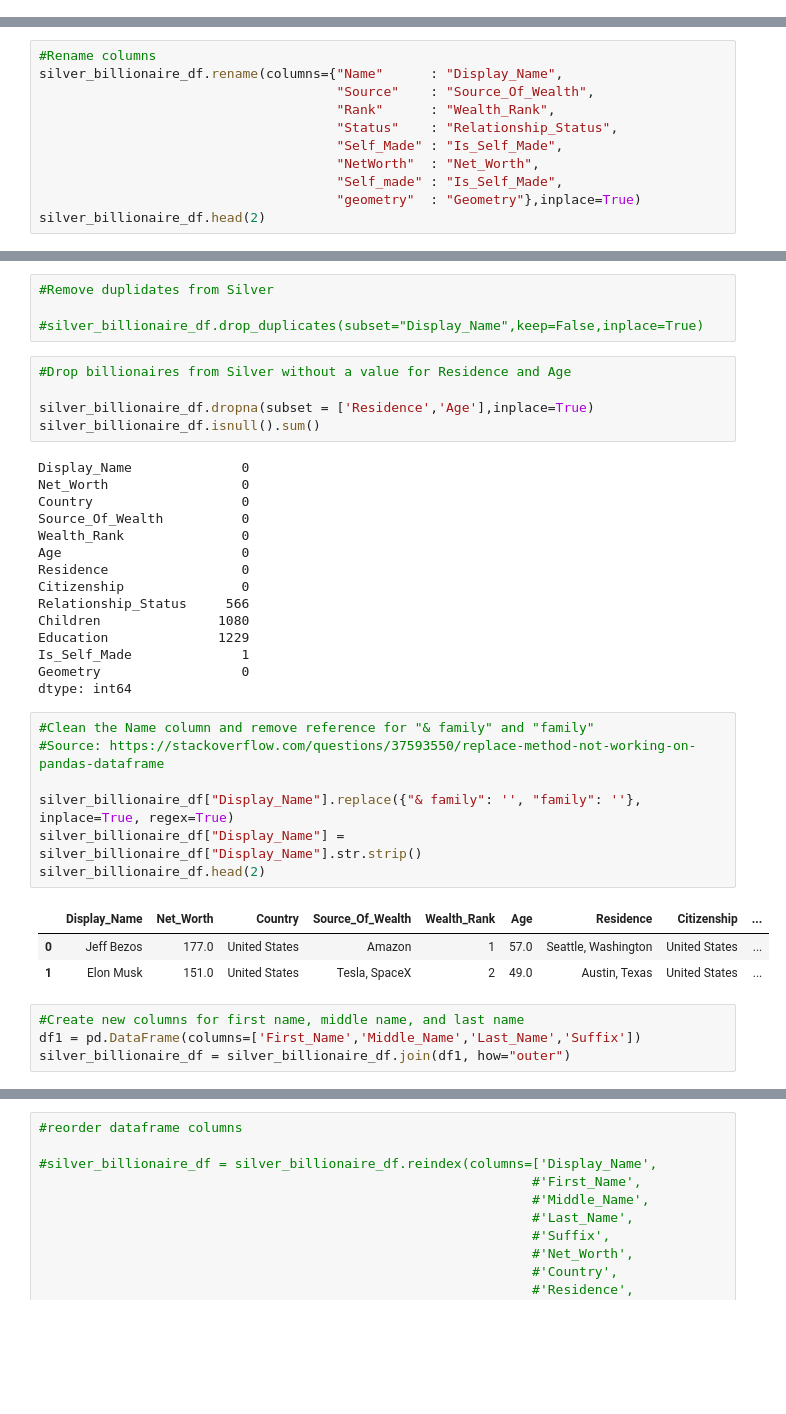
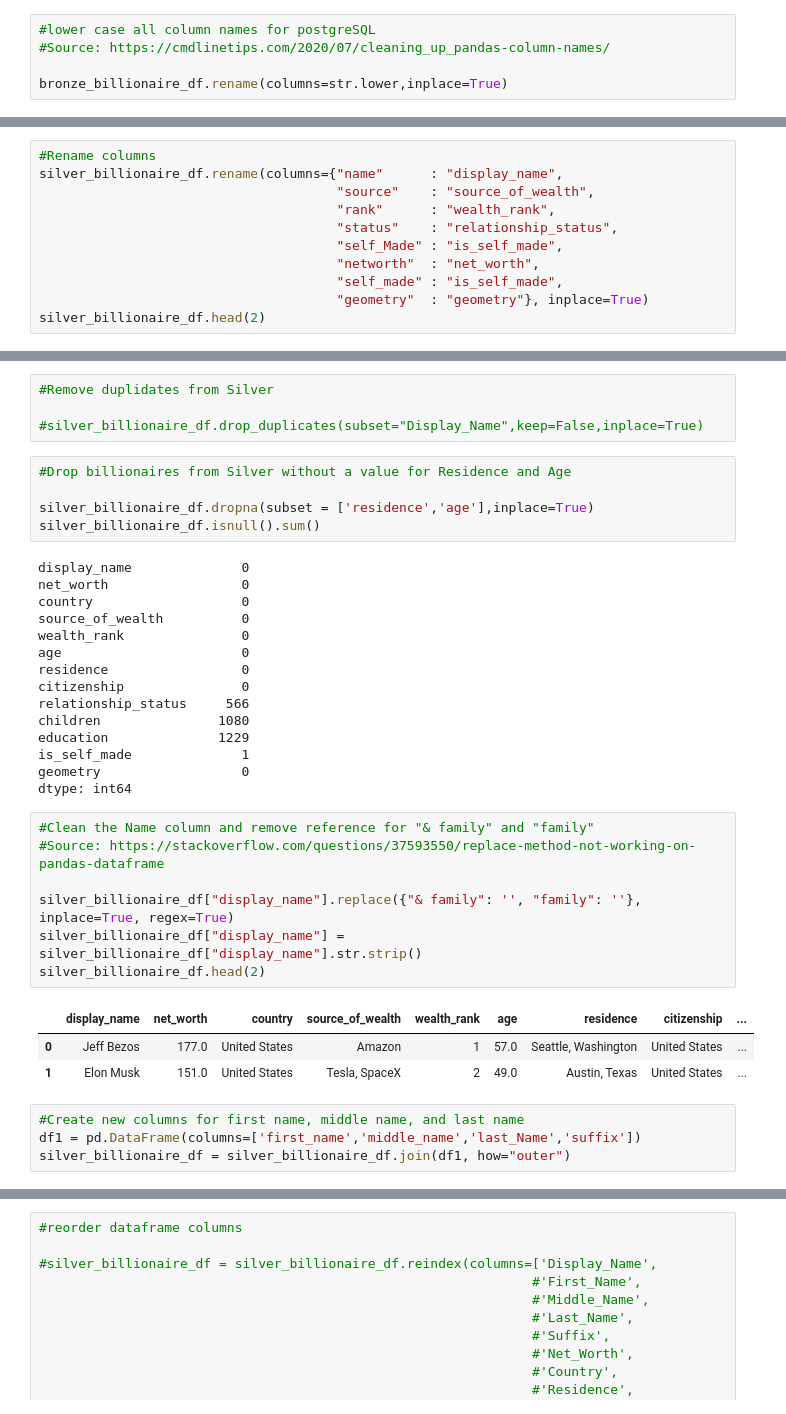
Before and after one commit to asligh/group_project_3, a Jupyter notebook: Billionare.ipynb, the cells around one changed output, grey strips where cells are left out. Saved outputs shown, nothing was run; the diff lists cells and outputs as text; blank space fills up the shorter version.

Commit message:
changed all column names to lower case for accessibility in postreSQL

```diff
--- a/Billionare.ipynb
+++ b/Billionare.ipynb
@@ -30,6 +30,11 @@ Education      1346
 Self_made        18
 geometry          0
 dtype: int64
+# %%
+#lower case all column names for postgreSQL
+#Source: https://cmdlinetips.com/2020/07/cleaning_up_pandas-column-names/
+
+bronze_billionaire_df.rename(columns=str.lower,inplace=True)
 # %%
 #persist the raw-unmodified data to the database
 
@@ -41,14 +46,3 @@ bronze_billionaire_df.to_sql(name='bronze_billionaire', con=engine, if_exists='r
 #Clone to bronze table to proceed with work on the silver version of the data
 
 silver_billionaire_df = bronze_billionaire_df.copy()
-# %%
-#Rename columns
-silver_billionaire_df.rename(columns={"Name"      : "Display_Name",
-                                      "Source"    : "Source_Of_Wealth",
-                                      "Rank"      : "Wealth_Rank",
-                                      "Status"    : "Relationship_Status",
-                                      "Self_Made" : "Is_Self_Made",
-                                      "NetWorth"  : "Net_Worth",
-                                      "Self_made" : "Is_Self_Made",
-                                      "geometry"  : "Geometry"},inplace=True)
-silver_billionaire_df.head(2)
@@ -58,0 +49,11 @@ silver_billionaire_df.head(2)
+# %%
+#Rename columns
+silver_billionaire_df.rename(columns={"name"      : "display_name",
+                                      "source"    : "source_of_wealth",
+                                      "rank"      : "wealth_rank",
+                                      "status"    : "relationship_status",
+                                      "self_Made" : "is_self_made",
+                                      "networth"  : "net_worth",
+                                      "self_made" : "is_self_made",
+                                      "geometry"  : "geometry"}, inplace=True)
+silver_billionaire_df.head(2)
@@ -71,37 +76,37 @@ silver_billionaire_df.head(2)
 # %%
 #Drop billionaires from Silver without a value for Residence and Age
 
-silver_billionaire_df.dropna(subset = ['Residence','Age'],inplace=True)
+silver_billionaire_df.dropna(subset = ['residence','age'],inplace=True)
 silver_billionaire_df.isnull().sum()
 # %% [output]
-Display_Name              0
-Net_Worth                 0
-Country                   0
-Source_Of_Wealth          0
-Wealth_Rank               0
-Age                       0
-Residence                 0
-Citizenship               0
-Relationship_Status     566
-Children               1080
-Education              1229
-Is_Self_Made              1
-Geometry                  0
+display_name              0
+net_worth                 0
+country                   0
+source_of_wealth          0
+wealth_rank               0
+age                       0
+residence                 0
+citizenship               0
+relationship_status     566
+children               1080
+education              1229
+is_self_made              1
+geometry                  0
 dtype: int64
 # %%
 #Clean the Name column and remove reference for "& family" and "family"
 #Source: https://stackoverflow.com/questions/37593550/replace-method-not-working-on-pandas-dataframe
 
-silver_billionaire_df["Display_Name"].replace({"& family": '', "family": ''}, inplace=True, regex=True)
-silver_billionaire_df["Display_Name"] = silver_billionaire_df["Display_Name"].str.strip()
+silver_billionaire_df["display_name"].replace({"& family": '', "family": ''}, inplace=True, regex=True)
+silver_billionaire_df["display_name"] = silver_billionaire_df["display_name"].str.strip()
 silver_billionaire_df.head(2)
 # %% [output]
-|  | Display_Name | Net_Worth | Country | Source_Of_Wealth | Wealth_Rank | Age | Residence | Citizenship | ... |
+|  | display_name | net_worth | country | source_of_wealth | wealth_rank | age | residence | citizenship | ... |
 | 0 | Jeff Bezos | 177.0 | United States | Amazon | 1 | 57.0 | Seattle, Washington | United States | ... |
 | 1 | Elon Musk | 151.0 | United States | Tesla, SpaceX | 2 | 49.0 | Austin, Texas | United States | ... |
 # %%
 #Create new columns for first name, middle name, and last name
-df1 = pd.DataFrame(columns=['First_Name','Middle_Name','Last_Name','Suffix'])
+df1 = pd.DataFrame(columns=['first_name','middle_name','last_Name','suffix'])
 silver_billionaire_df = silver_billionaire_df.join(df1, how="outer")
 # %%
 #Explode the name column to populate first name, middle name, last name, and suffix where appropriate
```
Also changed, not shown: parts of 9 cells of this notebook, 1 other file.
